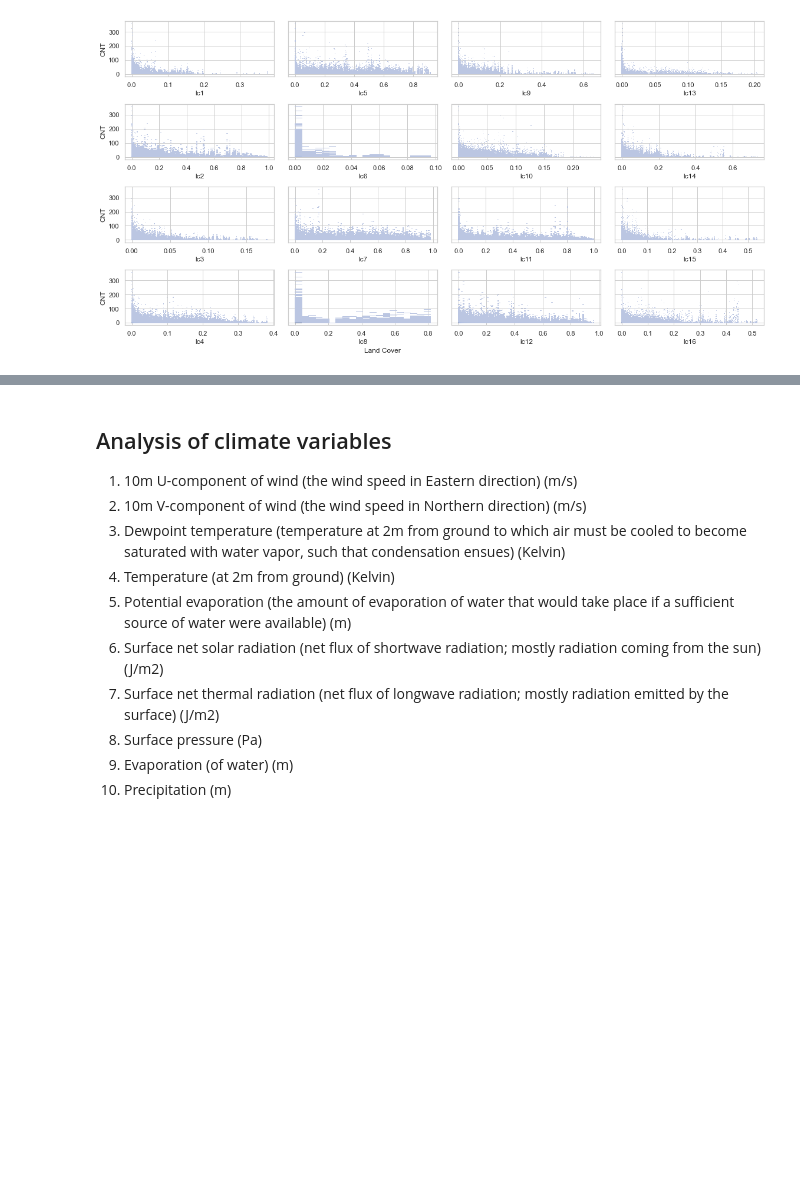
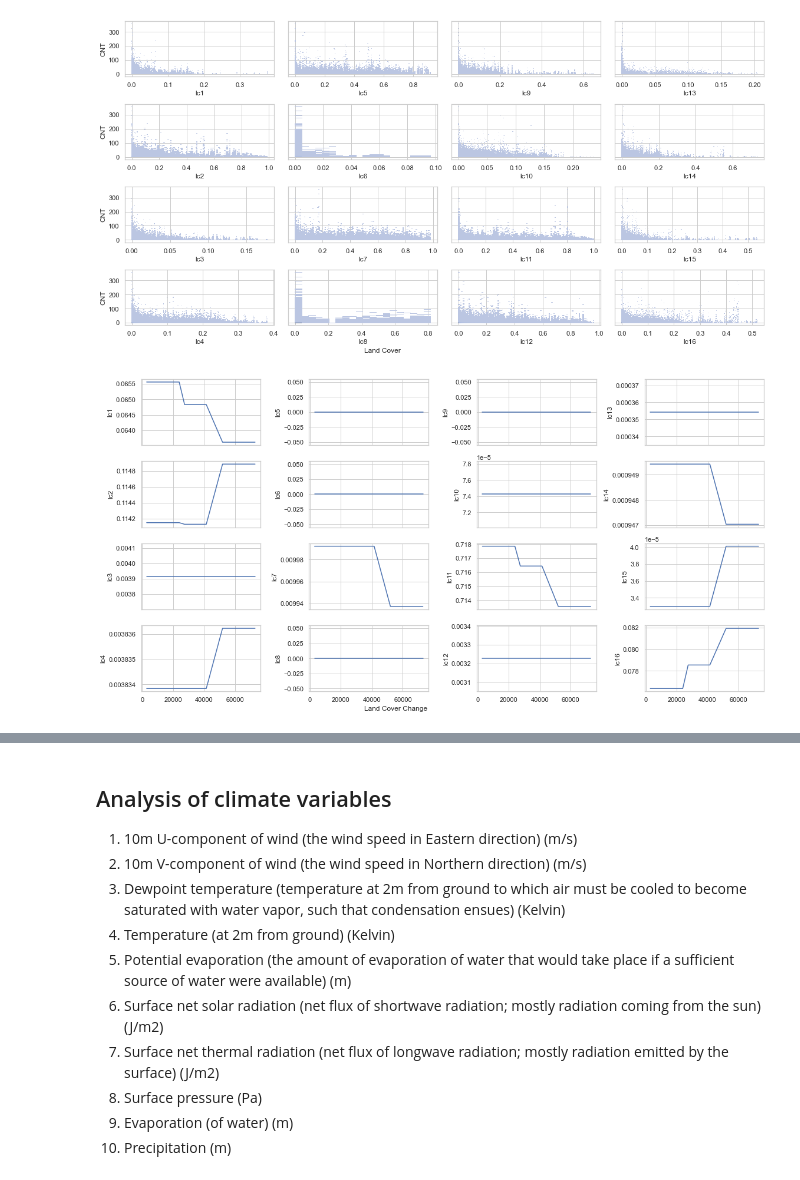
Before and after one commit to MegaCookies88/Data-Challenge-Wildfires, a Jupyter notebook: wildfires.ipynb, the cells around one changed output, grey strips where cells are left out. Saved outputs shown, nothing was run; the diff lists cells and outputs as text; code cells hidden in the pictures; blank space fills up the shorter version.

```diff
--- a/wildfires.ipynb
+++ b/wildfires.ipynb
@@ -151,10 +151,12 @@ We have an increase in the number of wildfires during march and april. June and
 16. urban
 17. bare areas
 18. water
+# %%
+# land variables list
+land_labels = ['lc1','lc2','lc3','lc4','lc5','lc6','lc7','lc8','lc9','lc10','lc11','lc12','lc13','lc14','lc15','lc16','lc17','lc18']
 # %%
 # Which land type is the most easy to burn
-data['land'] = data[['lc1','lc2','lc3','lc4','lc5','lc6','lc7','lc8','lc9','lc10',
-                     'lc11','lc12','lc13','lc14','lc15','lc16','lc17','lc18']].idxmax(axis=1)
+data['land'] = data[land_labels].idxmax(axis=1)
 
 data.groupby(by=['land'])[['CNT','BA']].mean().reset_index().sort_values('CNT', ascending=False)
 # %% [output]
@@ -244,3 +246,20 @@ fig.tight_layout()
 fig.text(0.4,0, 'Land Cover');
 # %% [output]
 [figure]
+# %%
+from sklearn.preprocessing import minmax_scale
+
+# Another idea : let's see the change in land after a wildfire to discover the real fuels (that should decrease after a wildfire)
+
+df = data[(data.lon==-111.75) & (data.lat==33.25) & (data.year.isin([1993,1994,1995]))]
+
+fig, ax = plt.subplots(4,4, figsize=(16,8), sharey=False, sharex=True)
+
+for i in range(16):
+    sbplt = ax[i%4, math.floor(i/4)]
+    sns.lineplot(data=df['lc'+str(i+1)], ax=sbplt)
+
+fig.text(0.4,0, 'Land Cover Change')
+plt.tight_layout();
+# %% [output]
+[figure, added]
```
Also changed, not shown: parts of 6 cells of this notebook.
